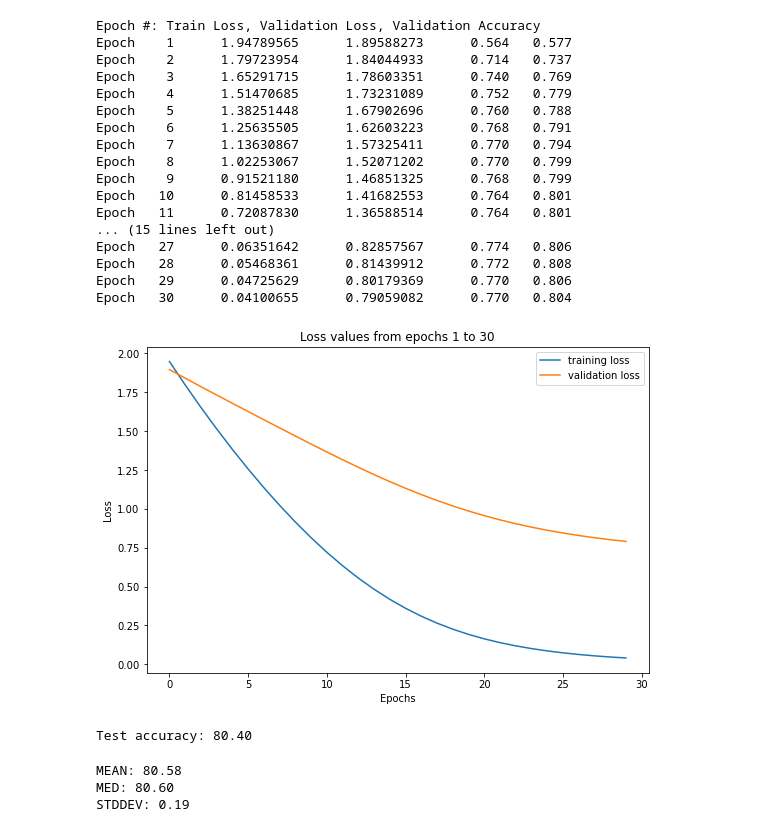
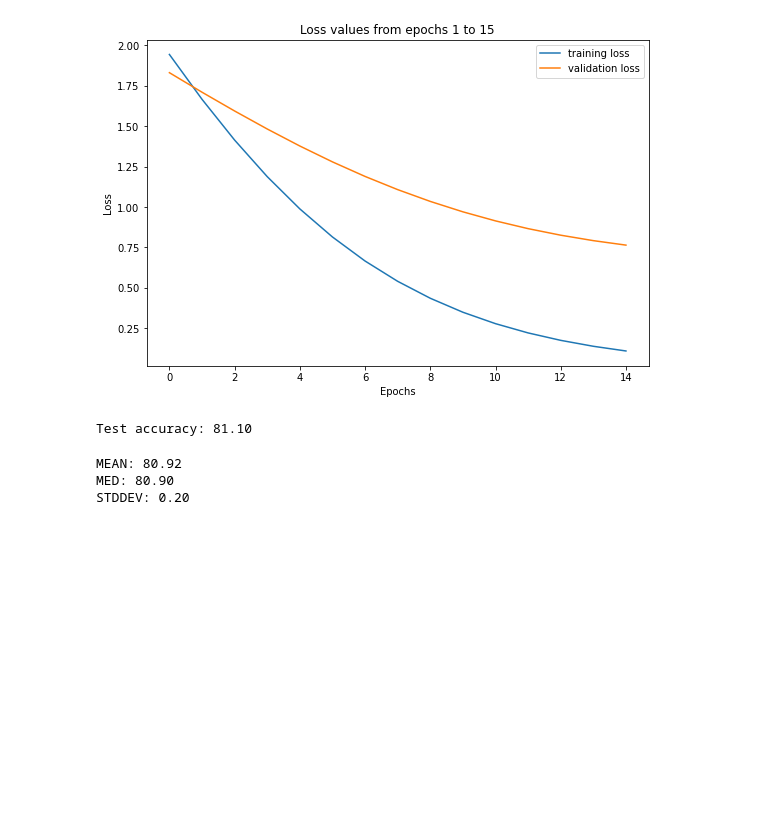
Before and after one commit to advskel/MGNN, a Jupyter notebook: examples/cora.ipynb, the cells around one changed output. Saved outputs shown, nothing was run; the diff lists cells and outputs as text; code cells hidden in the pictures; blank space fills up the shorter version.

```diff
--- a/examples/cora.ipynb
+++ b/examples/cora.ipynb
@@ -21,7 +21,7 @@ plt.rcParams['image.cmap'] = 'gray'
 %load_ext autoreload
 %autoreload 2
 
-device = torch.device(f'cuda:5' if torch.cuda.is_available() else 'cpu')
+device = torch.device(f'cuda' if torch.cuda.is_available() else 'cpu')
 print(f'Using device: {device}')
 if device.type == 'cuda':
     print(f'Available memory: {torch.cuda.get_device_properties(device).total_memory / 1024 ** 3 - torch.cuda.memory_allocated(device) / 1024 ** 3:.2f} GB')
@@ -132,44 +144,27 @@ def test(model, A_SIZE):
 # %%
 # 8192 30/35(3)
 # 32768 20/25/30(2), 10/15/20(3)
 # 65536 10/15/20(2,3)
-A_SIZE = 2
-model, tr_losses, val_losses = train(12312, A_SIZE, 32768, 30, 1)
+A_SIZE = 3
+model, tr_losses, val_losses = train(0, A_SIZE, 65536, 15, 0)
 plot(tr_losses, val_losses)
 print(f'Test accuracy: {test(model, A_SIZE) * 100:.2f}')
 # %% [output]
+[figure, new version]
-Epoch #: Train Loss, Validation Loss, Validation Accuracy
-Epoch    1      1.94789565      1.89588273      0.564   0.577
-Epoch    2      1.79723954      1.84044933      0.714   0.737
-Epoch    3      1.65291715      1.78603351      0.740   0.769
-Epoch    4      1.51470685      1.73231089      0.752   0.779
-Epoch    5      1.38251448      1.67902696      0.760   0.788
-Epoch    6      1.25635505      1.62603223      0.768   0.791
-Epoch    7      1.13630867      1.57325411      0.770   0.794
-Epoch    8      1.02253067      1.52071202      0.770   0.799
-Epoch    9      0.91521180      1.46851325      0.768   0.799
-Epoch   10      0.81458533      1.41682553      0.764   0.801
-Epoch   11      0.72087830      1.36588514      0.764   0.801
-... (15 lines left out)
-Epoch   27      0.06351642      0.82857567      0.774   0.806
-Epoch   28      0.05468361      0.81439912      0.772   0.808
-Epoch   29      0.04725629      0.80179369      0.770   0.806
-Epoch   30      0.04100655      0.79059082      0.770   0.804
+Test accuracy: 81.10
-[figure, old version]
-Test accuracy: 80.40
 # %%
 A_SIZE=3
 results = []
 for seed in tqdm(range(100)):
-    model, _, _ = train(seed, A_SIZE, 65536, 20, -1)
+    model, _, _ = train(seed, A_SIZE, 65536, 15, -1)
     results.append(test(model, A_SIZE))
 print(f'MEAN: {torch.mean(torch.tensor(results)).item() * 100:.2f}')
 print(f'MED: {torch.median(torch.tensor(results)).item() * 100:.2f}')
 print(f'STDDEV: {torch.std(torch.tensor(results)).item() * 100:.2f}')
 # %% [output]
-MEAN: 80.58
-MED: 80.60
-STDDEV: 0.19
+MEAN: 80.92
+MED: 80.90
+STDDEV: 0.20
 # %%
 """
 best: ASIZE=2 epochs=15 D=65536  80.92 0.28
```
Also changed, not shown: parts of 3 cells of this notebook, 3 other files.
